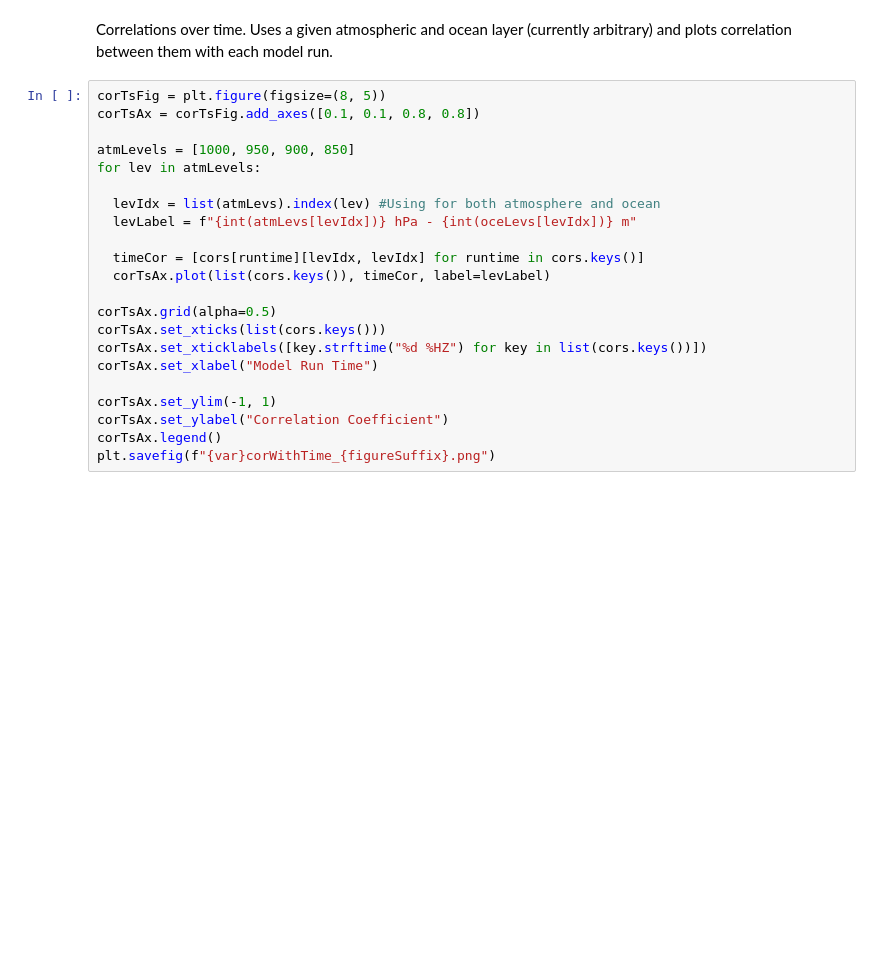
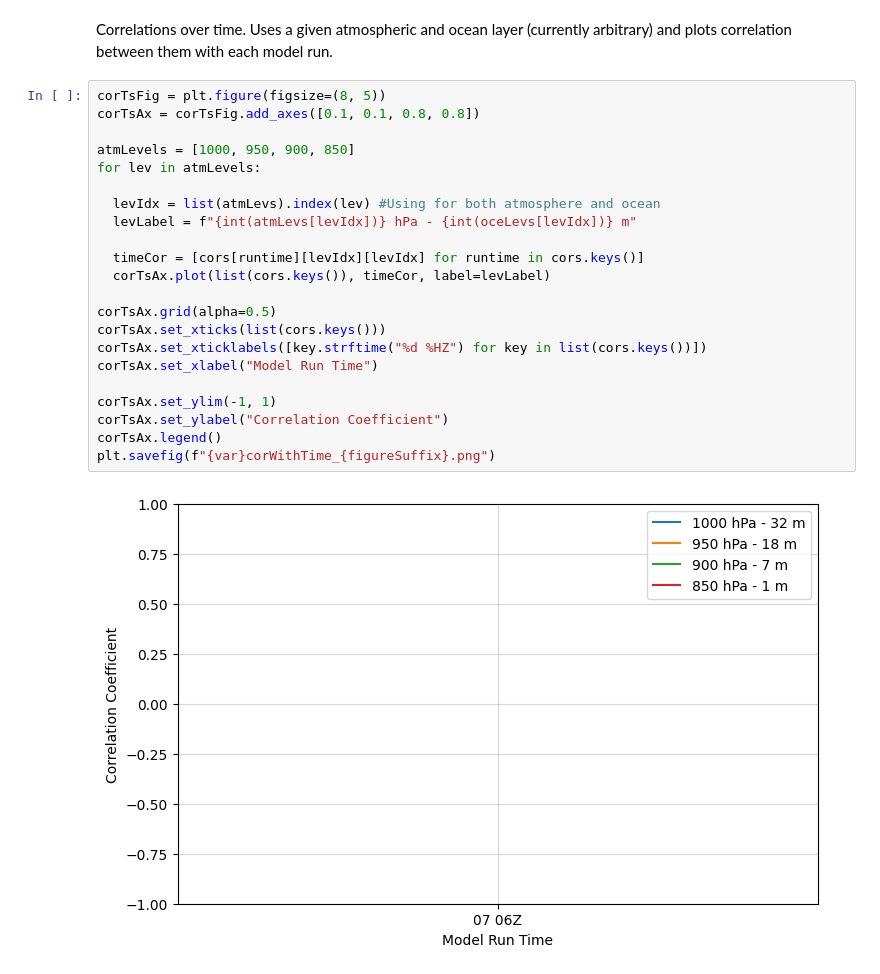
Before and after one commit to SeanBarnier/HAFS_Air-Sea, a Jupyter notebook: HAFSA_ocean-atmosphere.ipynb, the cells around one changed output. Saved outputs shown, nothing was run; the diff lists cells and outputs as text; blank space fills up the shorter version.

```diff
--- a/HAFSA_ocean-atmosphere.ipynb
+++ b/HAFSA_ocean-atmosphere.ipynb
@@ -451,22 +445,24 @@ Correlations over time. Uses a given atmospheric and ocean layer (currently arbi
 # %%
 corTsFig = plt.figure(figsize=(8, 5))
 corTsAx = corTsFig.add_axes([0.1, 0.1, 0.8, 0.8])
 
 atmLevels = [1000, 950, 900, 850]
 for lev in atmLevels:
 
   levIdx = list(atmLevs).index(lev) #Using for both atmosphere and ocean
   levLabel = f"{int(atmLevs[levIdx])} hPa - {int(oceLevs[levIdx])} m"
 
-  timeCor = [cors[runtime][levIdx, levIdx] for runtime in cors.keys()]
+  timeCor = [cors[runtime][levIdx][levIdx] for runtime in cors.keys()]
   corTsAx.plot(list(cors.keys()), timeCor, label=levLabel)
 
 corTsAx.grid(alpha=0.5)
 corTsAx.set_xticks(list(cors.keys()))
 corTsAx.set_xticklabels([key.strftime("%d %HZ") for key in list(cors.keys())])
 corTsAx.set_xlabel("Model Run Time")
 
 corTsAx.set_ylim(-1, 1)
 corTsAx.set_ylabel("Correlation Coefficient")
 corTsAx.legend()
 plt.savefig(f"{var}corWithTime_{figureSuffix}.png")
+# %% [output]
+[figure, added]
```
Also changed, not shown: parts of 3 cells of this notebook.
